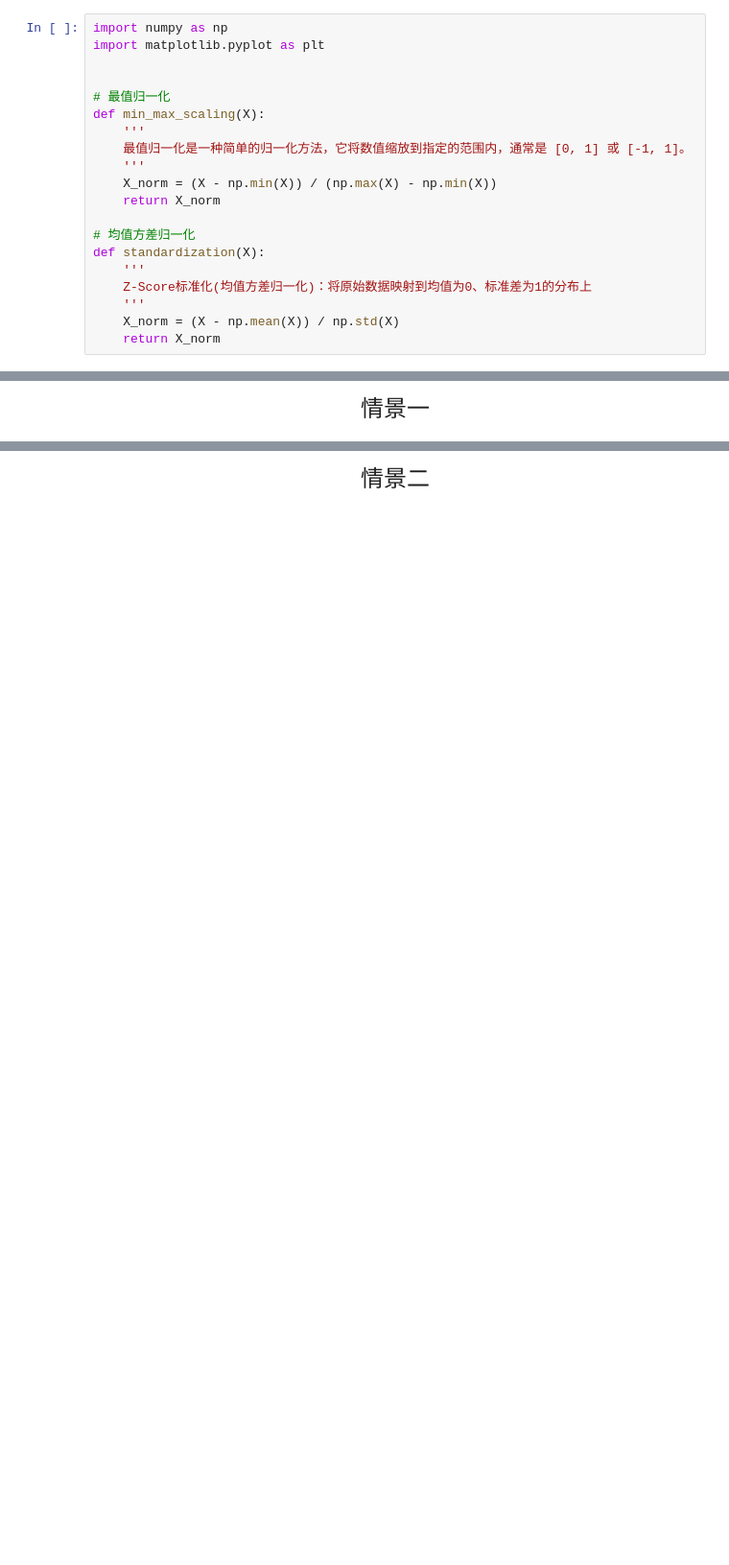
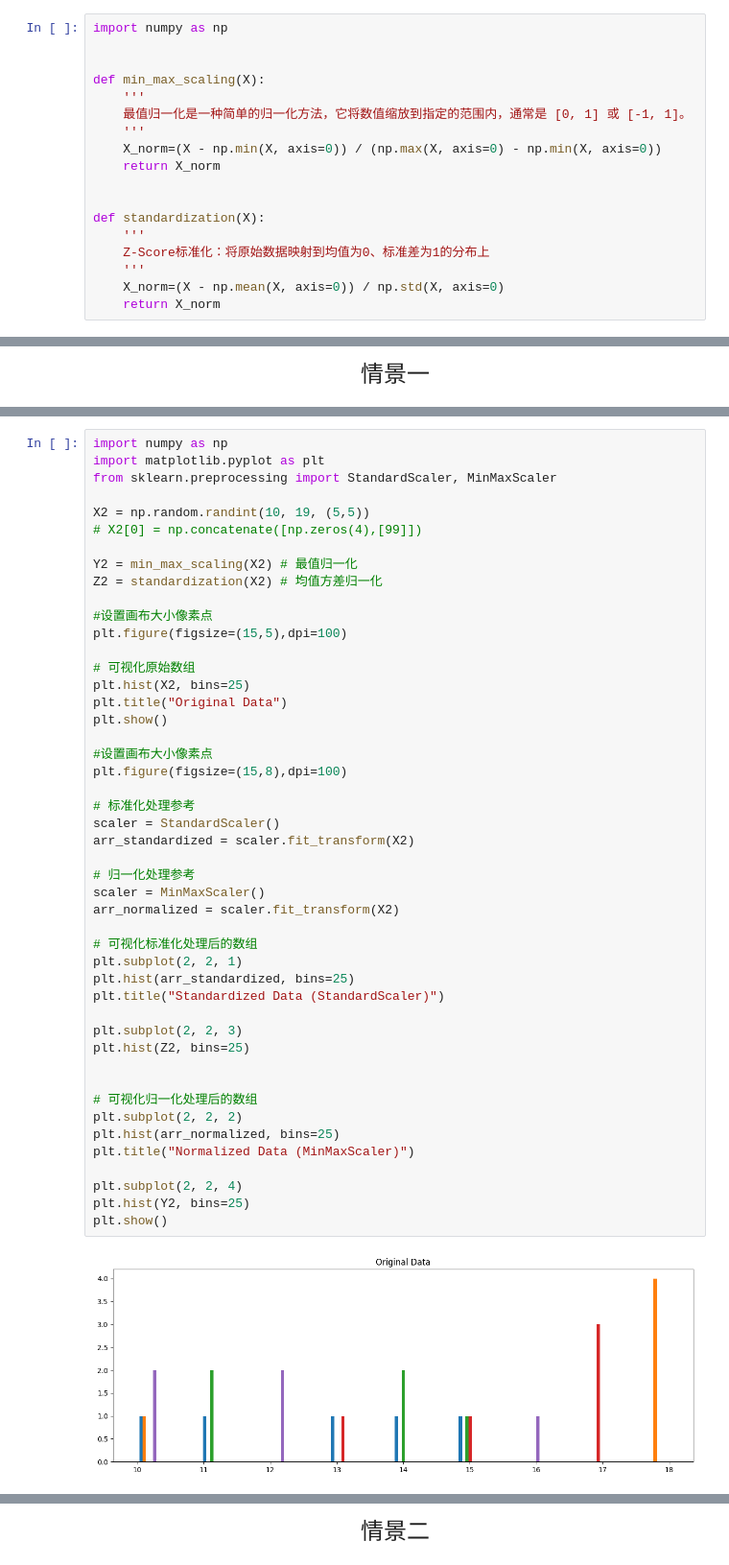
Before and after one commit to Soltus/learn-python-BI, a Jupyter notebook: lesson1/大数据技术课内实验/实验二-NumPy练习.ipynb, the cells around one changed output, grey strips where cells are left out. Shown: that part at 96% size. Drawn from its saved outputs; the diff is of its cells as text; blank space fills up the shorter version.

```diff
--- a/lesson1/大数据技术课内实验/实验二-NumPy练习.ipynb
+++ b/lesson1/大数据技术课内实验/实验二-NumPy练习.ipynb
@@ -266,21 +270,19 @@ print(f"和为: {t4_sum:.4f}")
 <p>$$x^{\prime}={{x-\mu} \over {\sigma}}$$</p>
 # %%
 import numpy as np
-import matplotlib.pyplot as plt
 
 
-# 最值归一化
 def min_max_scaling(X):
     '''
     最值归一化是一种简单的归一化方法，它将数值缩放到指定的范围内，通常是 [0, 1] 或 [-1, 1]。
     '''
-    X_norm = (X - np.min(X)) / (np.max(X) - np.min(X))
+    X_norm=(X - np.min(X, axis=0)) / (np.max(X, axis=0) - np.min(X, axis=0))
     return X_norm
 
-# 均值方差归一化
+
 def standardization(X):
     '''
-    Z-Score标准化(均值方差归一化)：将原始数据映射到均值为0、标准差为1的分布上
+    Z-Score标准化：将原始数据映射到均值为0、标准差为1的分布上
     '''
-    X_norm = (X - np.mean(X)) / np.std(X)
+    X_norm=(X - np.mean(X, axis=0)) / np.std(X, axis=0)
     return X_norm
@@ -323,0 +302,49 @@ print("\n\n")
+# %%
+import numpy as np
+import matplotlib.pyplot as plt
+from sklearn.preprocessing import StandardScaler, MinMaxScaler
+
+X2 = np.random.randint(10, 19, (5,5))
+# X2[0] = np.concatenate([np.zeros(4),[99]])
+
+Y2 = min_max_scaling(X2) # 最值归一化
+Z2 = standardization(X2) # 均值方差归一化
+
+#设置画布大小像素点
+plt.figure(figsize=(15,5),dpi=100)
+
+# 可视化原始数组
+plt.hist(X2, bins=25)
+plt.title("Original Data")
+plt.show()
+
+#设置画布大小像素点
+plt.figure(figsize=(15,8),dpi=100)
+
+# 标准化处理参考
+scaler = StandardScaler()
+arr_standardized = scaler.fit_transform(X2)
+
+# 归一化处理参考
+scaler = MinMaxScaler()
+arr_normalized = scaler.fit_transform(X2)
+
+# 可视化标准化处理后的数组
+plt.subplot(2, 2, 1)
+plt.hist(arr_standardized, bins=25)
+plt.title("Standardized Data (StandardScaler)")
+
+plt.subplot(2, 2, 3)
+plt.hist(Z2, bins=25)
+
+
+# 可视化归一化处理后的数组
+plt.subplot(2, 2, 2)
+plt.hist(arr_normalized, bins=25)
+plt.title("Normalized Data (MinMaxScaler)")
+
+plt.subplot(2, 2, 4)
+plt.hist(Y2, bins=25)
+plt.show()
+# %% [output]
+[figure, added]
```
Also changed, not shown: parts of 12 cells of this notebook.
